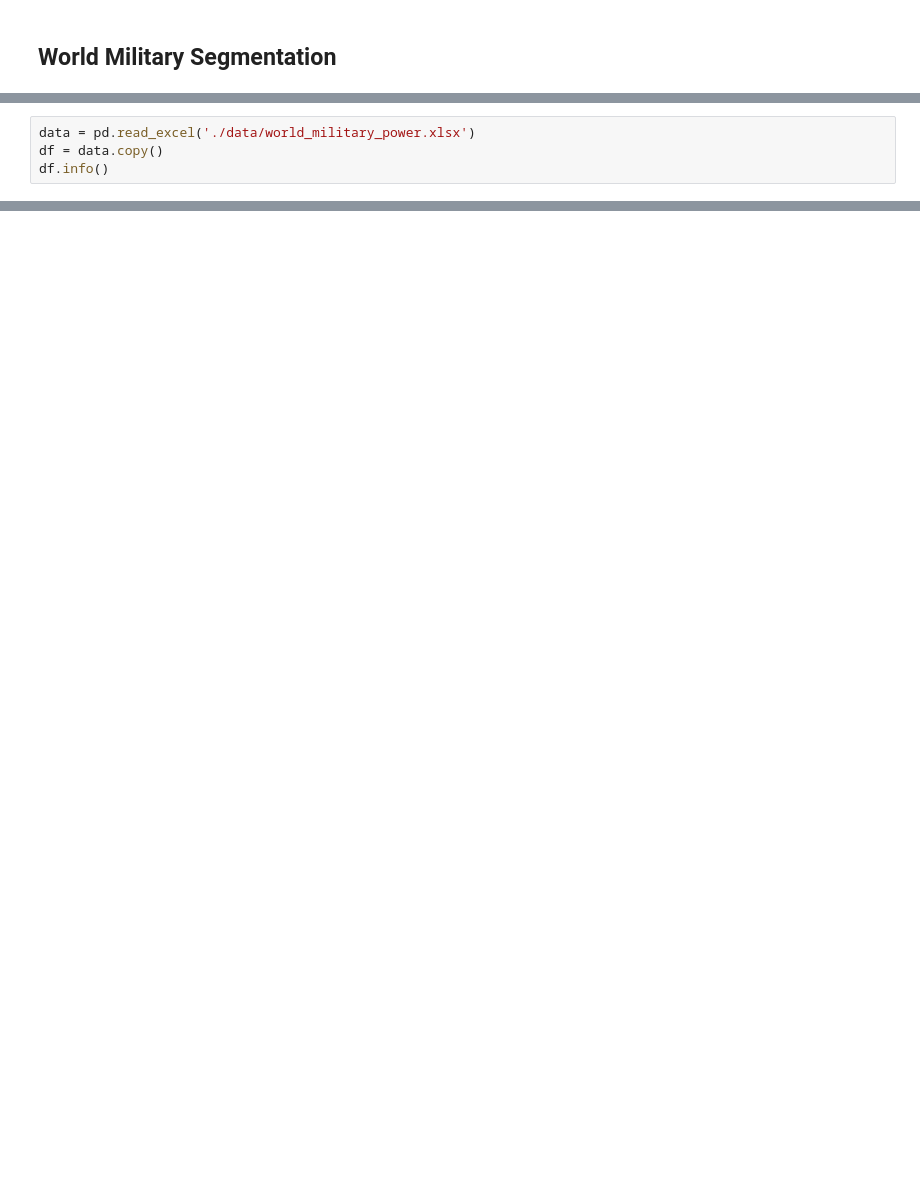
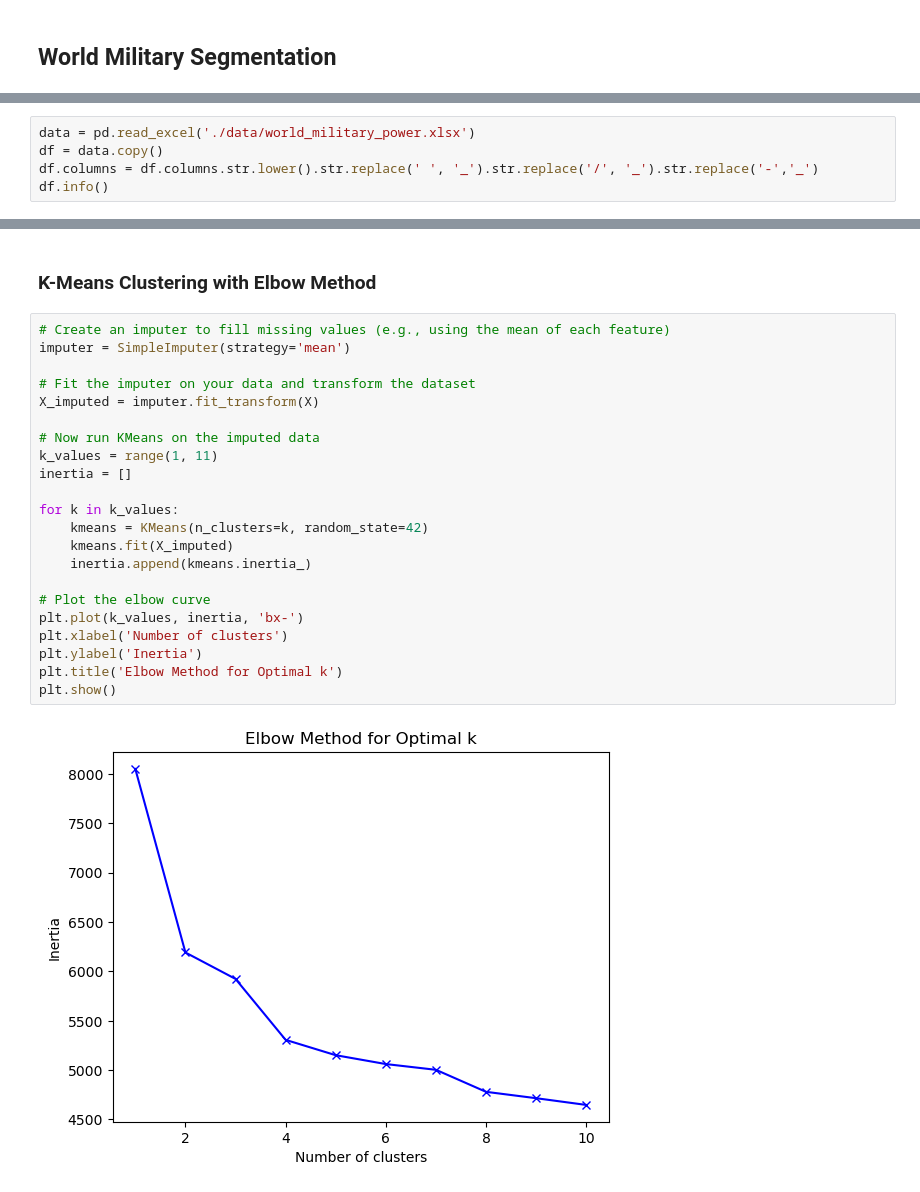
Before and after one commit to yuchild/magnimind_hw, a Jupyter notebook: world_military.ipynb, the cells around one changed output, grey strips where cells are left out. Saved outputs shown, nothing was run; the diff lists cells and outputs as text; blank space fills up the shorter version.

```diff
--- a/world_military.ipynb
+++ b/world_military.ipynb
@@ -6,6 +16,7 @@ import numpy as np
 # %%
 data = pd.read_excel('./data/world_military_power.xlsx')
 df = data.copy()
+df.columns = df.columns.str.lower().str.replace(' ', '_').str.replace('/', '_').str.replace('-','_')
 df.info()
 # %% [output]
 <class 'pandas.core.frame.DataFrame'>
@@ -48,0 +74,26 @@ df.sample(25)
+# %% [markdown]
+### K-Means Clustering with Elbow Method
+# %%
+# Create an imputer to fill missing values (e.g., using the mean of each feature)
+imputer = SimpleImputer(strategy='mean')
+
+# Fit the imputer on your data and transform the dataset
+X_imputed = imputer.fit_transform(X)
+
+# Now run KMeans on the imputed data
+k_values = range(1, 11)
+inertia = []
+
+for k in k_values:
+    kmeans = KMeans(n_clusters=k, random_state=42)
+    kmeans.fit(X_imputed)
+    inertia.append(kmeans.inertia_)
+
+# Plot the elbow curve
+plt.plot(k_values, inertia, 'bx-')
+plt.xlabel('Number of clusters')
+plt.ylabel('Inertia')
+plt.title('Elbow Method for Optimal k')
+plt.show()
+# %% [output]
+[figure, added]
```
Also changed, not shown: parts of 22 cells of this notebook.
